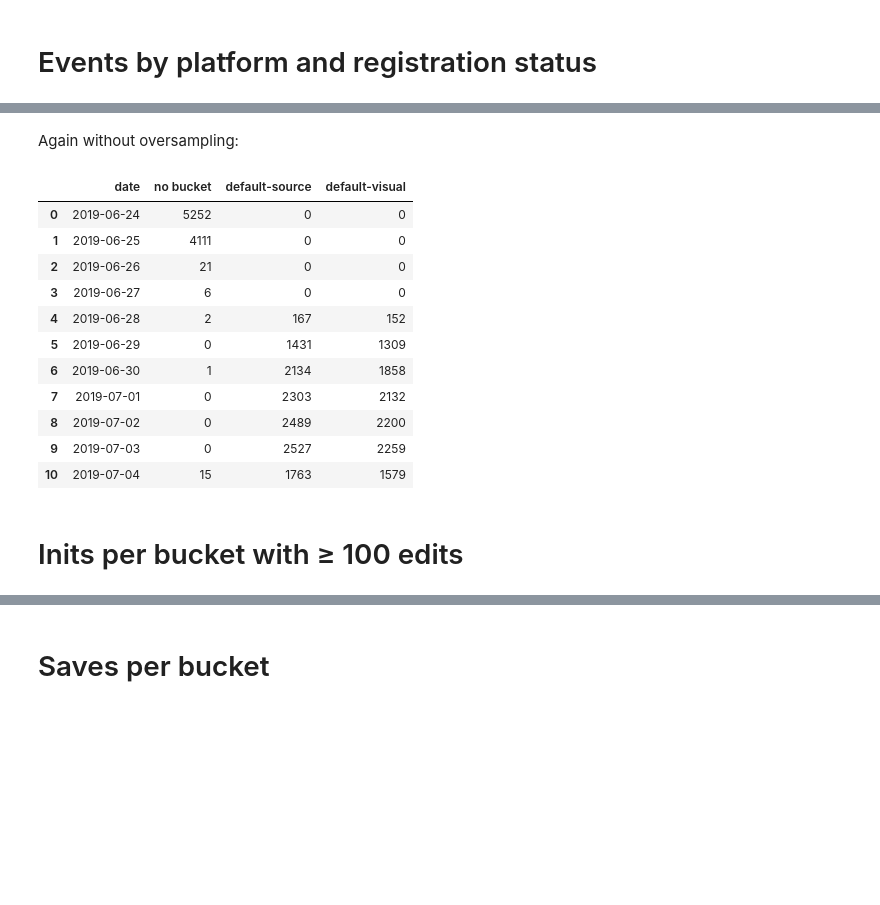
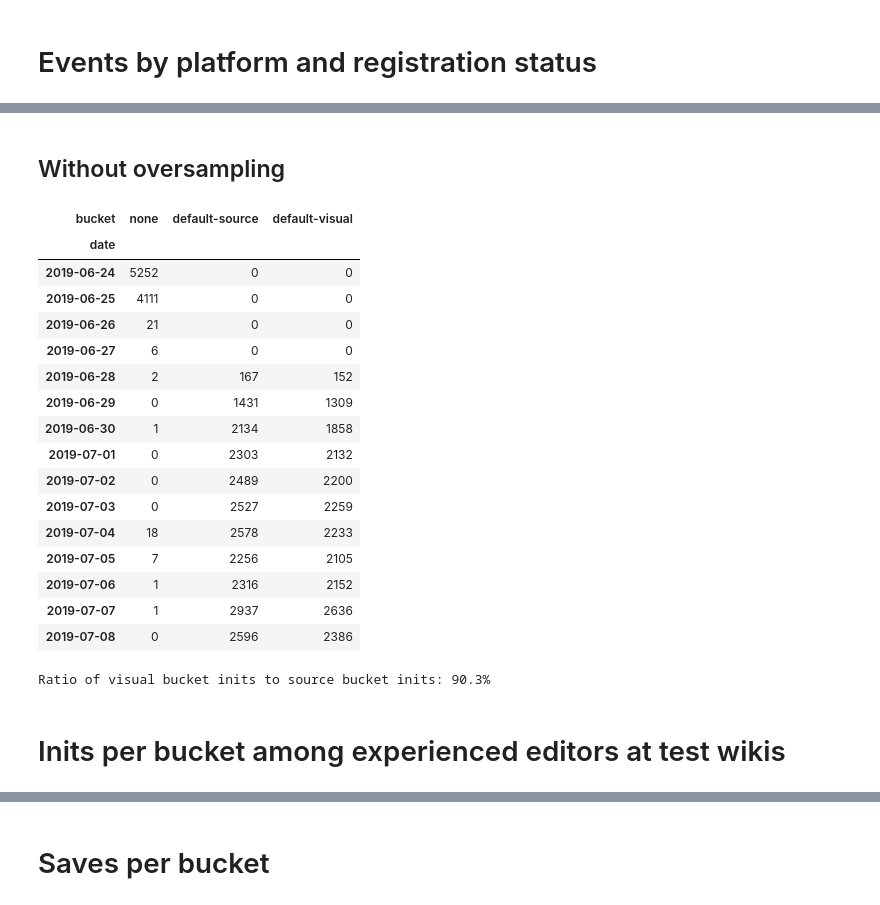
Before and after one commit to Mayakpwiki/2019-07-mobile-interfaces-experiment, a Jupyter notebook: post-deployment-checks.ipynb, the cells around one changed output, grey strips where cells are left out. Saved outputs shown, nothing was run; the diff lists cells and outputs as text; code cells hidden in the pictures; blank space fills up the shorter version.

```diff
--- a/post-deployment-checks.ipynb
+++ b/post-deployment-checks.ipynb
@@ -39,0 +35,9 @@ limit 100
+# %%
+events = (
+    events_r
+    .assign(date=lambda df: pd.to_datetime(df["date"]))
+    .query("~(date == '2019-07-09')")
+    .rename(lambda col: col.replace("_", " "), axis=1)
+)
+
+events
@@ -39,0 +62,4 @@ limit 100
+# %%
+ax = events.set_index("date").plot()
+plt.xlabel(None);
+ax.yaxis.set_major_formatter(comma_fmt)
@@ -42,5 +78,5 @@ limit 100
 # %%
-buckets_r = hive.run("""
+oversampled_inits_r = hive.run("""
 select
     date_format(dt, "yyyy-MM-dd") as date,
     event.bucket as bucket,
@@ -91,11 +132,11 @@ buckets
-# %% [markdown]
-Again without oversampling:
+# %% [markdown]
+## Without oversampling
 # %%
-buckets_no_oversample_r = hive.run("""
+inits_r = hive.run("""
 select
     date_format(dt, "yyyy-MM-dd") as date,
     event.bucket as bucket,
-    count(*) as events
+    count(*) as init
 from event.editattemptstep
 where
     event.platform = "phone" and
@@ -115,30 +156,43 @@ where
 group by date_format(dt, "yyyy-MM-dd"), event.bucket
 """)
 # %%
-buckets_no_oversample = (
-    buckets_no_oversample_r
+inits = (
+    inits_r
     .pivot(index="date", columns="bucket")
     .fillna(0)
-    .xs("events", axis=1)
+    .xs("init", axis=1)
     .applymap(int)
-    .rename({np.NaN: "no bucket"}, axis=1)
-    .reset_index()
-    .rename_axis(None, axis=1)
+    .rename({np.NaN: "none"}, axis=1)
+    .query("~(date == '2019-07-09')")
 )
 
-buckets_no_oversample
+inits
 # %% [output]
-|  | date | no bucket | default-source | default-visual |
-| 0 | 2019-06-24 | 5252 | 0 | 0 |
-| 1 | 2019-06-25 | 4111 | 0 | 0 |
-| 2 | 2019-06-26 | 21 | 0 | 0 |
-| 3 | 2019-06-27 | 6 | 0 | 0 |
-| 4 | 2019-06-28 | 2 | 167 | 152 |
-| 5 | 2019-06-29 | 0 | 1431 | 1309 |
-| 6 | 2019-06-30 | 1 | 2134 | 1858 |
-| 7 | 2019-07-01 | 0 | 2303 | 2132 |
-| 8 | 2019-07-02 | 0 | 2489 | 2200 |
-| 9 | 2019-07-03 | 0 | 2527 | 2259 |
-| 10 | 2019-07-04 | 15 | 1763 | 1579 |
+| bucket | none | default-source | default-visual |
+| date |  |  |  |
+| 2019-06-24 | 5252 | 0 | 0 |
+| 2019-06-25 | 4111 | 0 | 0 |
+| 2019-06-26 | 21 | 0 | 0 |
+| 2019-06-27 | 6 | 0 | 0 |
+| 2019-06-28 | 2 | 167 | 152 |
+| 2019-06-29 | 0 | 1431 | 1309 |
+| 2019-06-30 | 1 | 2134 | 1858 |
+| 2019-07-01 | 0 | 2303 | 2132 |
+| 2019-07-02 | 0 | 2489 | 2200 |
+| 2019-07-03 | 0 | 2527 | 2259 |
+| 2019-07-04 | 18 | 2578 | 2233 |
+| 2019-07-05 | 7 | 2256 | 2105 |
+| 2019-07-06 | 1 | 2316 | 2152 |
+| 2019-07-07 | 1 | 2937 | 2636 |
+| 2019-07-08 | 0 | 2596 | 2386 |
+# %%
+print(
+    "Ratio of visual bucket inits to source bucket inits:",
+    pct_str(
+        inits["default-visual"].sum() / inits["default-source"].sum()
+    )
+)
+# %% [output]
+Ratio of visual bucket inits to source bucket inits: 90.3%
 # %% [markdown]
-# Inits per bucket with ≥ 100 edits
+# Inits per bucket among experienced editors at test wikis
```
Also changed, not shown: parts of 49 cells of this notebook.
